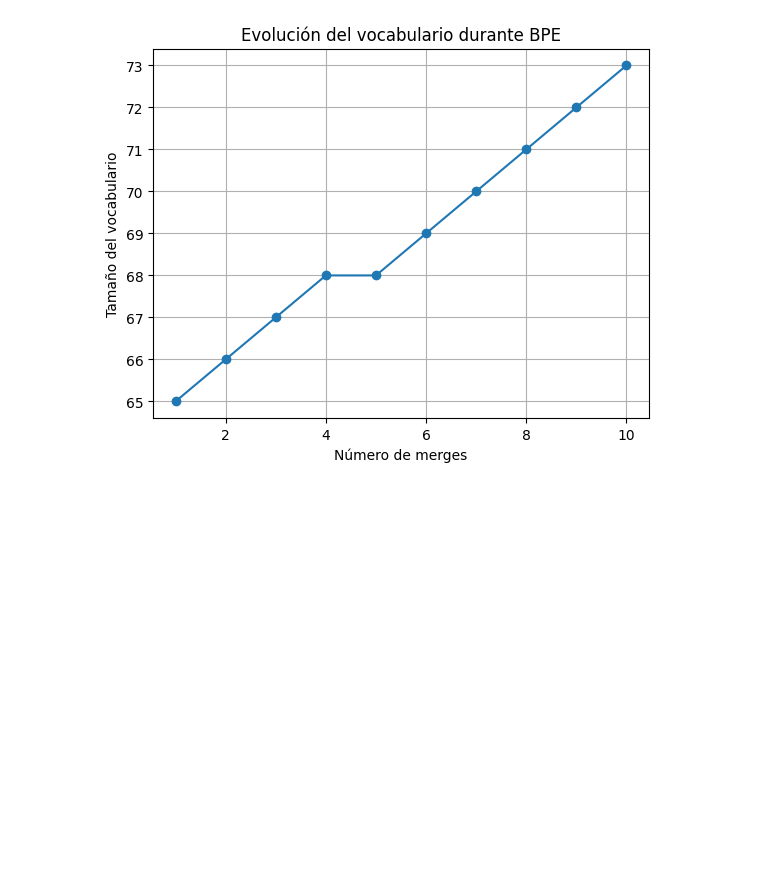
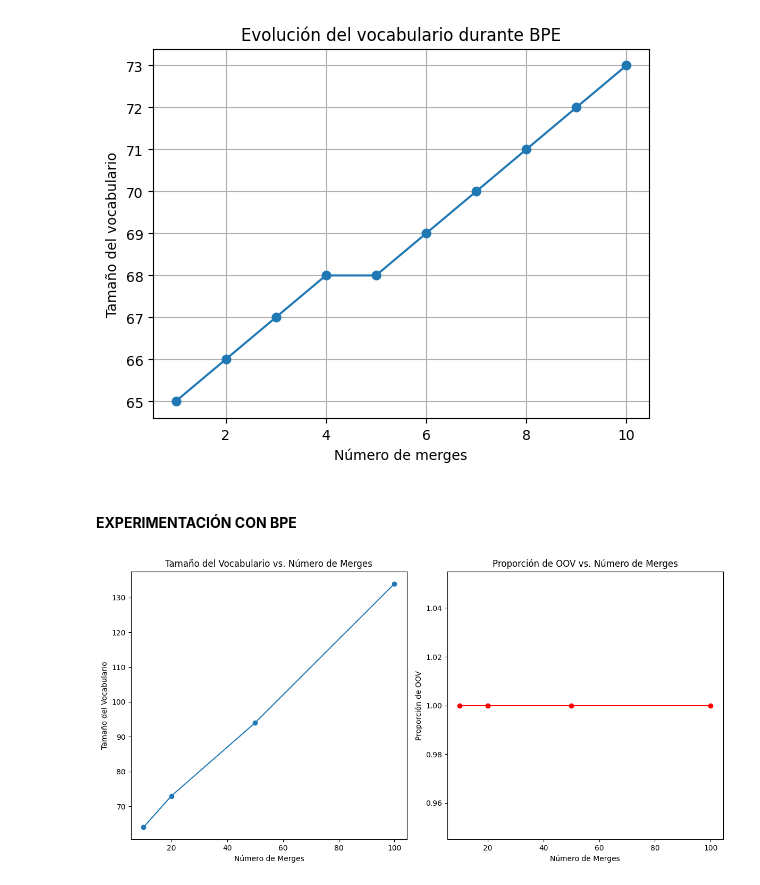
Before and after one commit to GabrielaC01/nlp-proyecto02, a Jupyter notebook: notebooks/02.bpe_experiments.ipynb, the cells around one changed output. Cells and saved outputs as stored; diff of their text form; code cells hidden in the pictures; blank space fills up the shorter version.

Commit message:
feat: experimentos con diferentes valores de num_merges para BPE

```diff
--- a/notebooks/02.bpe_experiments.ipynb
+++ b/notebooks/02.bpe_experiments.ipynb
@@ -105,0 +104,60 @@ plt.show()
+# %% [markdown]
+#### **EXPERIMENTACIÓN CON BPE**
+# %%
+# Lista de diferentes valores para num_merges
+num_merges_values = [10, 20, 50, 100]
+
+# Variables para almacenar los resultados
+vocab_sizes = []
+oov_ratios = []
+
+# Experimentamos con diferentes números de merges
+for num_merges in num_merges_values:
+    bpe_sentences = [sentence[:] for sentence in tokenized_sentences_by_char]  # Reiniciar las oraciones tokenizadas
+
+    # Entrenamos el modelo BPE
+    for merge_step in range(num_merges):
+        pairs = obtener_pares(bpe_sentences)
+
+        if not pairs:
+            break  # Si ya no hay pares, terminamos
+
+        # Seleccionamos el par más frecuente
+        best_pair = pairs.most_common(1)[0][0]
+
+        # Realizamos el merge
+        bpe_sentences = merge_pairs(bpe_sentences, best_pair)
+
+    # Guardamos el tamaño del vocabulario después de los merges
+    vocab_actual = set()
+    for sentence in bpe_sentences:
+        vocab_actual.update(sentence)
+    vocab_sizes.append(len(vocab_actual))
+
+    # Evaluamos el número de OOV para algunas palabras
+    test_words = ["unhappiness", "computational", "linguistics"]
+    oov_count = sum([1 for word in test_words if word not in vocab_actual])
+    oov_ratio = oov_count / len(test_words)
+    oov_ratios.append(oov_ratio)
+
+# Graficamos los resultados de BPE
+plt.figure(figsize=(12, 6))
+
+# Tamaño del vocabulario
+plt.subplot(1, 2, 1)
+plt.plot(num_merges_values, vocab_sizes, marker='o')
+plt.title('Tamaño del Vocabulario vs. Número de Merges')
+plt.xlabel('Número de Merges')
+plt.ylabel('Tamaño del Vocabulario')
+
+# Proporción de OOV
+plt.subplot(1, 2, 2)
+plt.plot(num_merges_values, oov_ratios, marker='o', color='r')
+plt.title('Proporción de OOV vs. Número de Merges')
+plt.xlabel('Número de Merges')
+plt.ylabel('Proporción de OOV')
+
+plt.tight_layout()
+plt.show()
+# %% [output]
+[figure, added]
```
Also changed, not shown: parts of 3 cells of this notebook, 1 other file.
